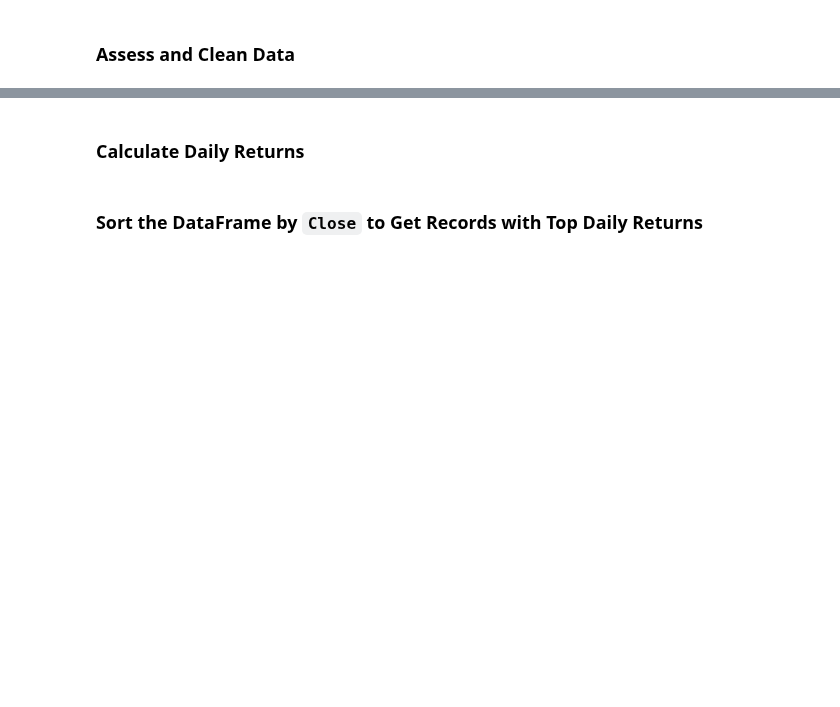
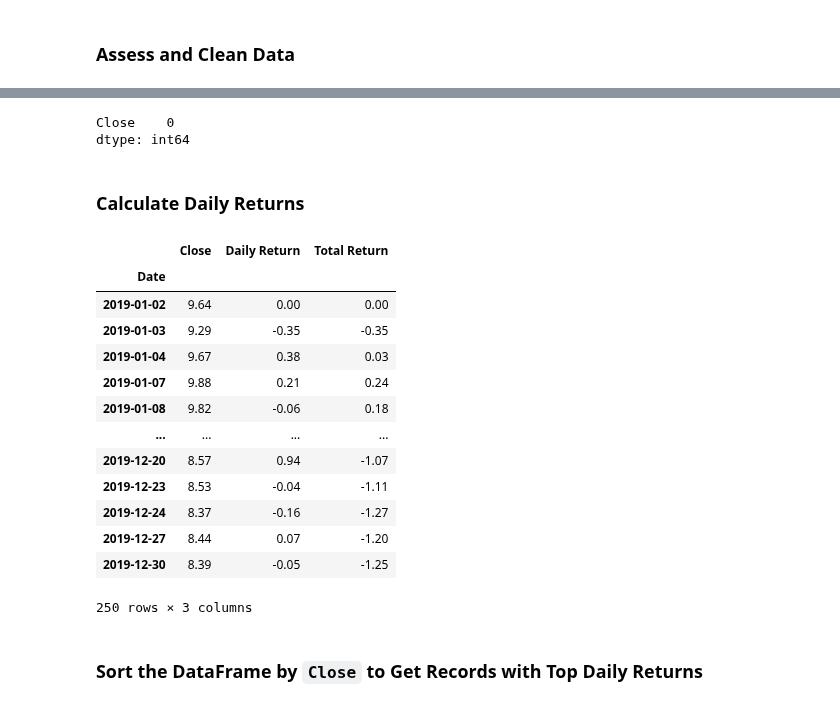
Before and after one commit to juil/fintech-uoftbootcamp, a Jupyter notebook: week03/class3/Activities/02-Stu_Sorting/Unsolved/out_of_sorts.ipynb, the cells around one changed output, grey strips where cells are left out. Saved outputs shown, nothing was run; the diff lists cells and outputs as text; code cells hidden in the pictures; blank space fills up the shorter version.

```diff
--- a/week03/class3/Activities/02-Stu_Sorting/Unsolved/out_of_sorts.ipynb
+++ b/week03/class3/Activities/02-Stu_Sorting/Unsolved/out_of_sorts.ipynb
@@ -19,4 +63,8 @@
 # %%
 # Validate no more missing values
+stockData.isnull().sum()
+# %% [output]
+Close    0
+dtype: int64
 # %% [markdown]
 ### Calculate Daily Returns
@@ -25,3 +71,32 @@
+# %%
+# Calculate daily returns
+costbasis = stockData['Close'][0]
+dailyclose = [costbasis]
+dailyreturns = []
+totalreturn = []
+for close in stockData['Close']:
+    dailyreturns.append(round(close-dailyclose[-1], 2))
+    totalreturn.append(round(close-costbasis, 2))
+    dailyclose.append(close)
+
+stockData['Daily Return'] = dailyreturns
+stockData['Total Return'] = totalreturn
+stockData
+# %% [output]
+|  | Close | Daily Return | Total Return |
+| Date |  |  |  |
+| 2019-01-02 | 9.64 | 0.00 | 0.00 |
+| 2019-01-03 | 9.29 | -0.35 | -0.35 |
+| 2019-01-04 | 9.67 | 0.38 | 0.03 |
+| 2019-01-07 | 9.88 | 0.21 | 0.24 |
+| 2019-01-08 | 9.82 | -0.06 | 0.18 |
+| ... | ... | ... | ... |
+| 2019-12-20 | 8.57 | 0.94 | -1.07 |
+| 2019-12-23 | 8.53 | -0.04 | -1.11 |
+| 2019-12-24 | 8.37 | -0.16 | -1.27 |
+| 2019-12-27 | 8.44 | 0.07 | -1.20 |
+| 2019-12-30 | 8.39 | -0.05 | -1.25 |
+250 rows × 3 columns
 # %% [markdown]
 ### Sort the DataFrame by `Close` to Get Records with Top Daily Returns
 # %%
```
Also changed, not shown: parts of 12 cells of this notebook.
